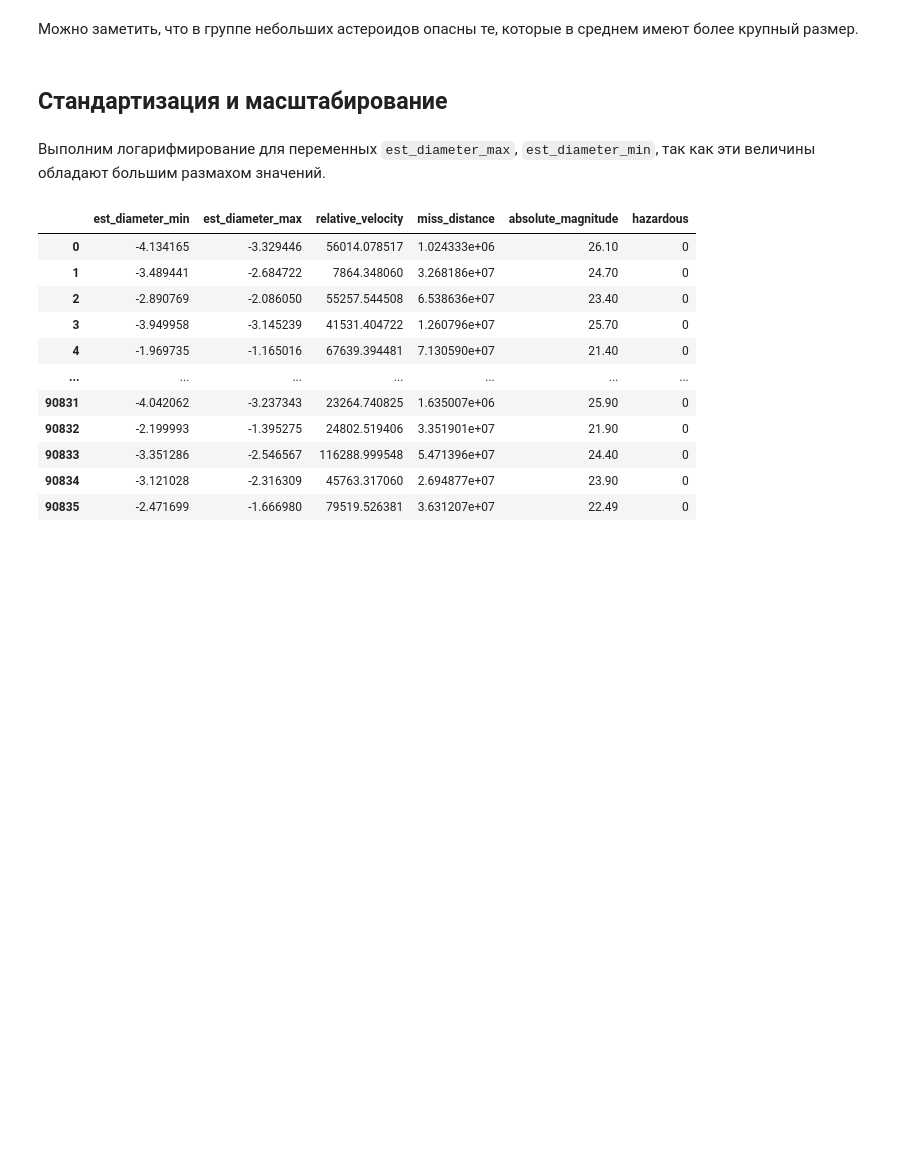
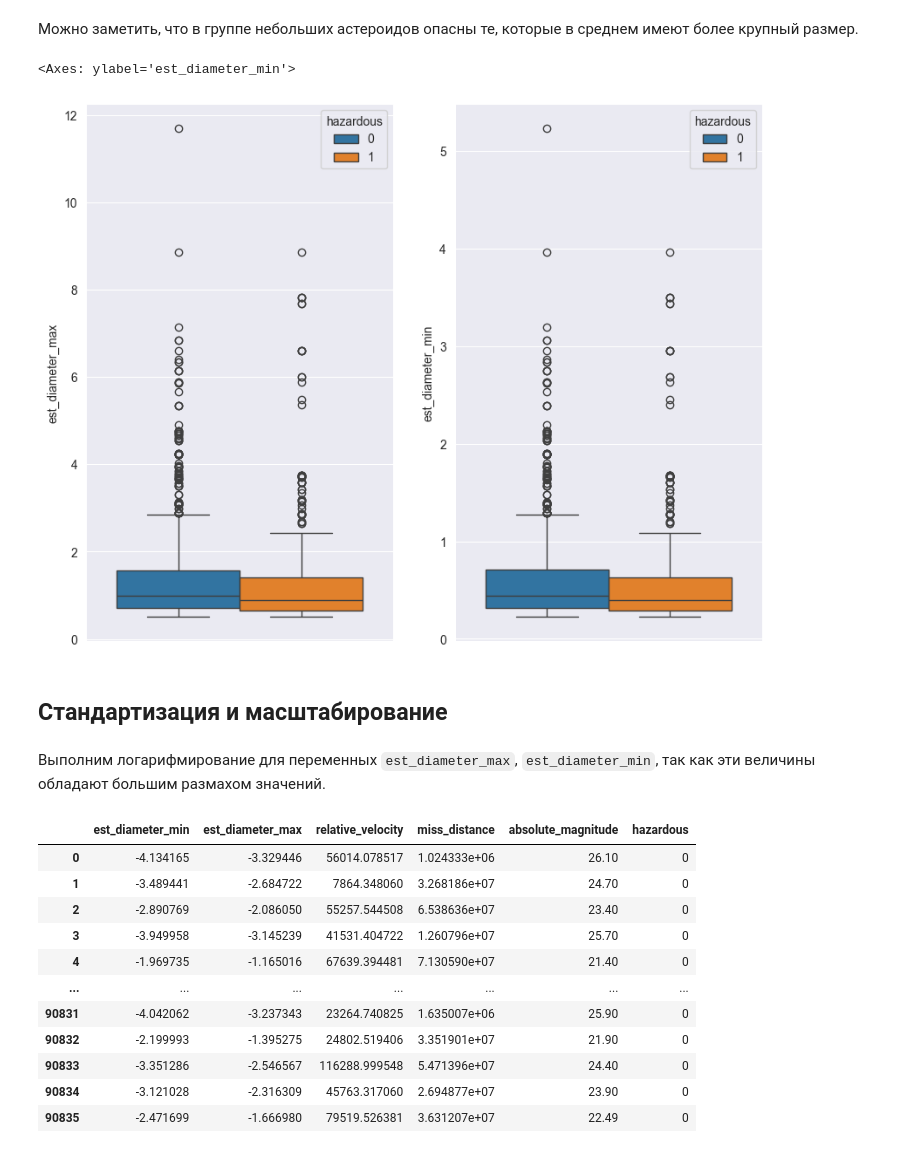
Before and after one commit to stwz13/ml, a Jupyter notebook: lab1_neo.ipynb, the cells around one changed output. Saved outputs shown, nothing was run; the diff lists cells and outputs as text; code cells hidden in the pictures; blank space fills up the shorter version.

```diff
--- a/lab1_neo.ipynb
+++ b/lab1_neo.ipynb
@@ -345,5 +358,14 @@ sns.boxplot(small_objects, y="est_diameter_min", ax=ax[1], hue="hazardous")
 # %% [markdown]
 Можно заметить, что в группе небольших астероидов опасны те, которые в среднем имеют более крупный размер.
+# %%
+fast_objects = data[(data["est_diameter_max"] <= 0.5) & (data["est_diameter_min"] <= 0.5)]
+
+fig, ax = plt.subplots(1, 2, figsize = (10, 8))
+sns.boxplot(small_objects, y="est_diameter_max", ax=ax[0], hue="hazardous")
+sns.boxplot(small_objects, y="est_diameter_min", ax=ax[1], hue="hazardous")
+# %% [output]
+<Axes: ylabel='est_diameter_min'>
+[figure, added]
 # %% [markdown]
 ## Стандартизация и масштабирование
 # %% [markdown]
```
Also changed, not shown: parts of 4 cells of this notebook.
